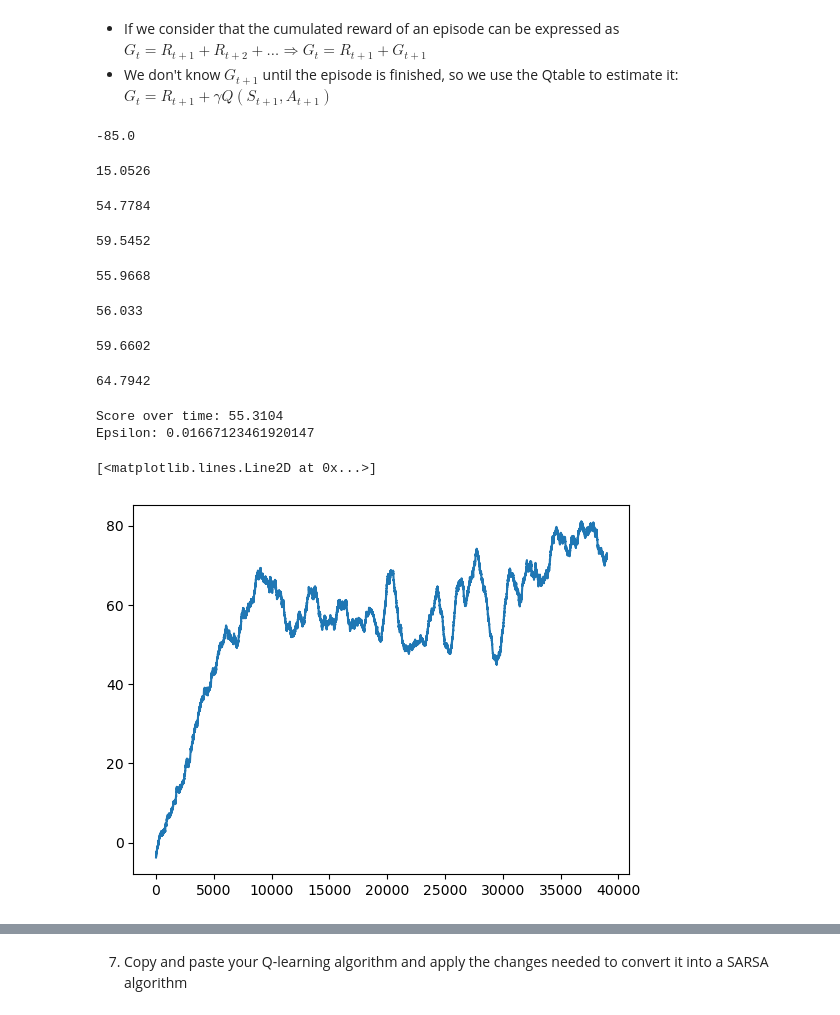
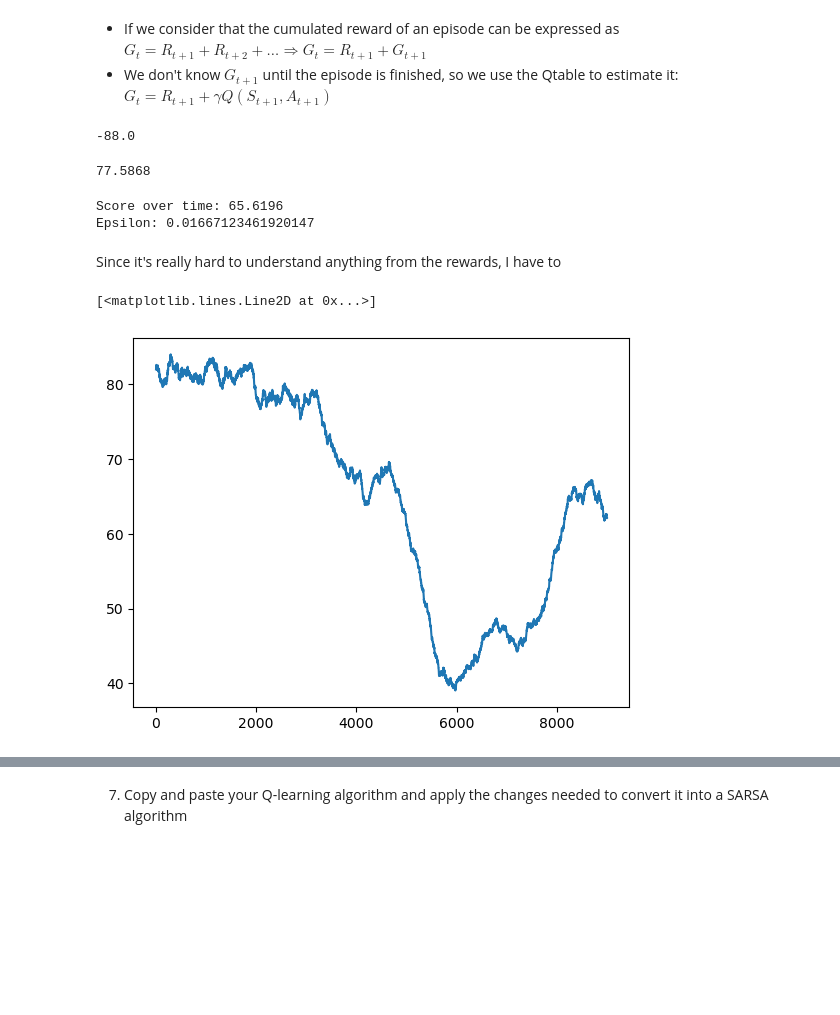
Before and after one commit to albertoZurini/magi, a Jupyter notebook: 1_anno/1_semestre/data_driven/handsonv2/HandsOn_4.ipynb, the cells around one changed output, grey strips where cells are left out. Cells and saved outputs as stored; diff of their text form; code cells hidden in the pictures; blank space fills up the shorter version.

```diff
--- a/1_anno/1_semestre/data_driven/handsonv2/HandsOn_4.ipynb
+++ b/1_anno/1_semestre/data_driven/handsonv2/HandsOn_4.ipynb
@@ -75,9 +75,9 @@ To discretise the system, all components of the state will be divided into 10 or
 # %%
 numberOfBins = [
     10,
-    10,
-    10,
-    10
+    4,
+    4,
+    4
 ]
 
 action_size = 2 # left or right
@@ -159,7 +159,7 @@ t0_odeint=0
 t1_odeint = t0_odeint+0.02
 t_odeint = np.array([t0_odeint, t1_odeint])
 # %%
-total_episodes = 40000
+total_episodes = 10000
 learning_rate = 0.01
 gamma = 0.95                  # Discounting rate
 
@@ -188,3 +185,6 @@ epsilon_decay = 10000
+# %%
+cumulative_discounted_rewards = []
+epsilon_decay = 40000
 # %%
 # List of rewards
 
@@ -193,7 +193,7 @@ for episode in tqdm(range(total_episodes)):
     state_c = get_random_initial_state()
 
     state = discretizer.discretize_state(state_c)
-    episode_reward = 0
+    cumulative_discounted_reward = 0
 
     for step in range(max_steps):
         action = episilon_greedy_policy(epsilon, qtable, state)
@@ -217,7 +217,8 @@ for episode in tqdm(range(total_episodes)):
         # Update Q(s,a):= Q(s,a) + lr [R(s,a) + gamma * max Q(s',a') - Q(s,a)]
         qtable[state + (action,)] = qtable[state + (action,)] + learning_rate * (reward + gamma * np.max(qtable[new_state]) - qtable[state + (action,)])
 
-        episode_reward += reward
+        cumulative_discounted_reward += reward * gamma ** step
+        # TODO: calculate cumulative discounted reward
 
         # Our new state is state
         state = new_state
@@ -231,31 +232,28 @@ for episode in tqdm(range(total_episodes)):
     # Reduce epsilon (because we need less and less exploration)
     epsilon = min_epsilon + (max_epsilon - min_epsilon)*np.exp(-decay_rate*epsilon_decay)
     epsilon_decay += 1
-    rewards.append(episode_reward)
+    cumulative_discounted_rewards.append(cumulative_discounted_reward)
 
     if episode % 5000 == 0:
-        print(np.average(rewards[-5000:]))
+        print(np.average(cumulative_discounted_rewards[-5000:]), epsilon)
 
 
 
-print ("Score over time: " +  str(sum(rewards)/total_episodes))
+print ("Score over time: " +  str(sum(cumulative_discounted_rewards)/total_episodes))
 print("Epsilon:", epsilon)
 # %% [output]
--85.0
+-88.0
-15.0526
+77.5868
-54.7784
+Score over time: 65.6196
+Epsilon: 0.01667123461920147
-59.5452
-55.9668
-56.033
-59.6602
-64.7942
-Score over time: 55.3104
-Epsilon: 0.01667123461920147
+# %% [markdown]
+Since it's really hard to understand anything from the rewards, I have to
 # %%
-plt.plot(np.convolve(rewards,np.ones(1000)/1000,mode='valid'))
+plt.rcParams['figure.figsize'] = [10, 5]
+plt.plot(np.convolve(cumulative_discounted_rewards,np.ones(1000)/1000,mode='valid'))
 # %% [output]
 [<matplotlib.lines.Line2D at 0x...>]
-[figure, old version]
+[figure, new version]
 # %%
 save_qtable(qtable, "qtable.npy")
 # %%
```
Also changed, not shown: parts of 7 cells of this notebook, 5 other files.
